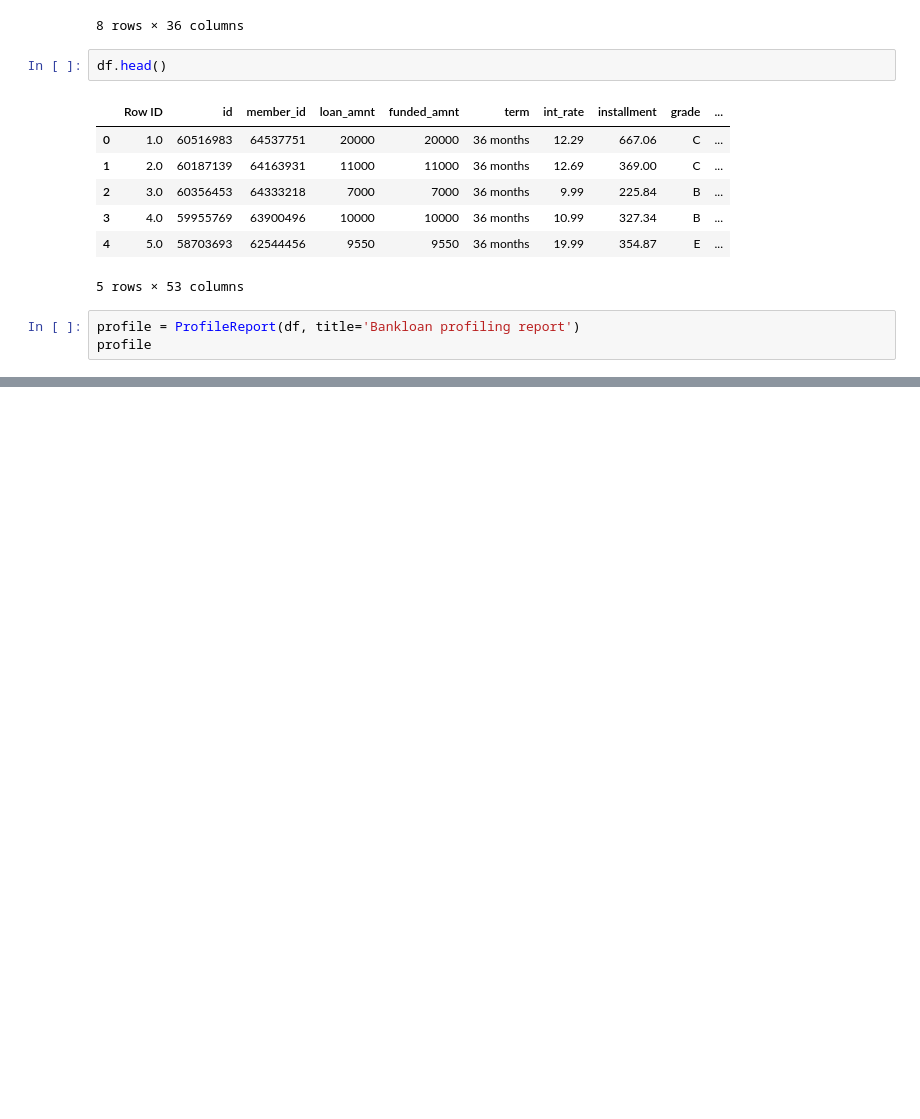
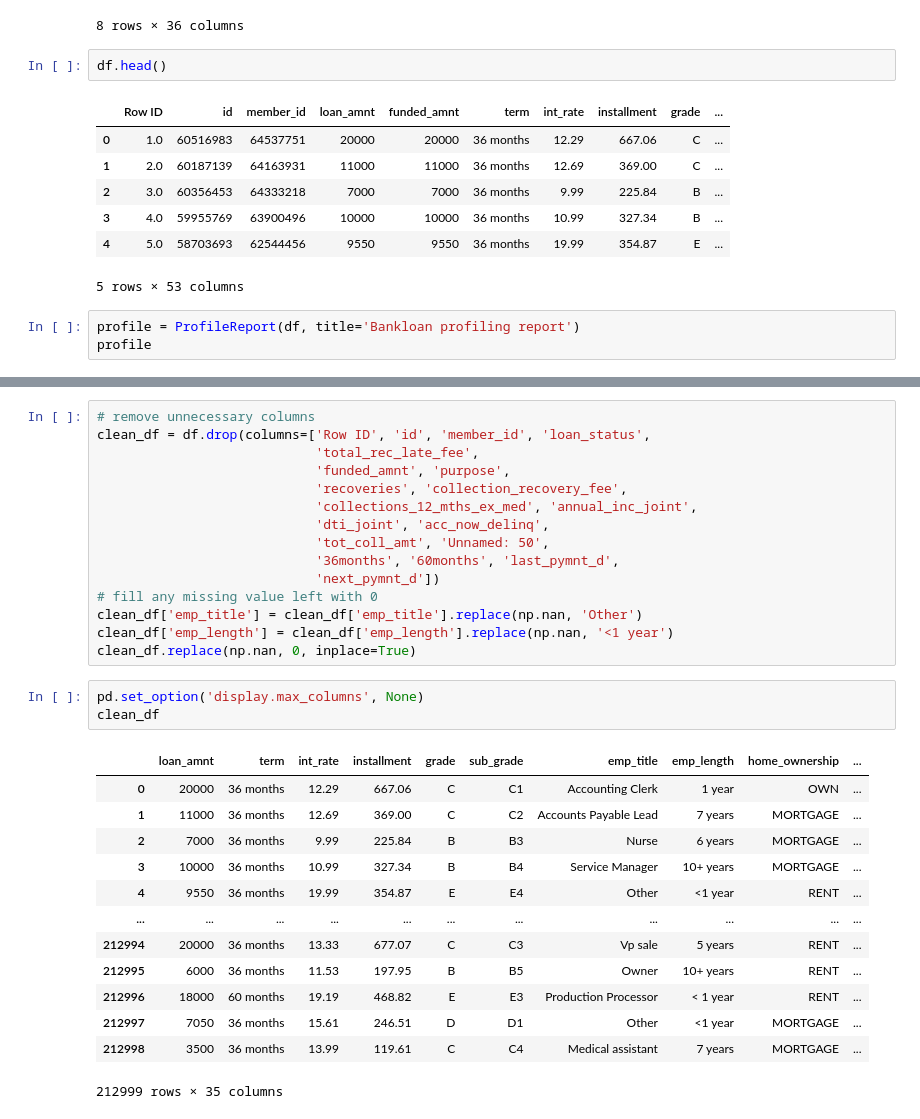
Before and after one commit to lazarosgogos/ML-exercises, a Jupyter notebook: ML_Project_6.ipynb, the cells around one changed output, grey strips where cells are left out. Drawn from its saved outputs; the diff is of its cells as text; blank space fills up the shorter version.

```diff
--- a/ML_Project_6.ipynb
+++ b/ML_Project_6.ipynb
@@ -46,0 +54,32 @@ profile
+# %%
+# remove unnecessary columns
+clean_df = df.drop(columns=['Row ID', 'id', 'member_id', 'loan_status',
+                            'total_rec_late_fee',
+                            'funded_amnt', 'purpose',
+                            'recoveries', 'collection_recovery_fee',
+                            'collections_12_mths_ex_med', 'annual_inc_joint',
+                            'dti_joint', 'acc_now_delinq',
+                            'tot_coll_amt', 'Unnamed: 50',
+                            '36months', '60months', 'last_pymnt_d',
+                            'next_pymnt_d'])
+# fill any missing value left with 0
+clean_df['emp_title'] = clean_df['emp_title'].replace(np.nan, 'Other')
+clean_df['emp_length'] = clean_df['emp_length'].replace(np.nan, '<1 year')
+clean_df.replace(np.nan, 0, inplace=True)
+# %%
+pd.set_option('display.max_columns', None)
+clean_df
+# %% [output]
+|  | loan_amnt | term | int_rate | installment | grade | sub_grade | emp_title | emp_length | home_ownership | ... |
+| 0 | 20000 | 36 months | 12.29 | 667.06 | C | C1 | Accounting Clerk | 1 year | OWN | ... |
+| 1 | 11000 | 36 months | 12.69 | 369.00 | C | C2 | Accounts Payable Lead | 7 years | MORTGAGE | ... |
+| 2 | 7000 | 36 months | 9.99 | 225.84 | B | B3 | Nurse | 6 years | MORTGAGE | ... |
+| 3 | 10000 | 36 months | 10.99 | 327.34 | B | B4 | Service Manager | 10+ years | MORTGAGE | ... |
+| 4 | 9550 | 36 months | 19.99 | 354.87 | E | E4 | Other | <1 year | RENT | ... |
+| ... | ... | ... | ... | ... | ... | ... | ... | ... | ... | ... |
+| 212994 | 20000 | 36 months | 13.33 | 677.07 | C | C3 | Vp sale | 5 years | RENT | ... |
+| 212995 | 6000 | 36 months | 11.53 | 197.95 | B | B5 | Owner | 10+ years | RENT | ... |
+| 212996 | 18000 | 60 months | 19.19 | 468.82 | E | E3 | Production Processor | < 1 year | RENT | ... |
+| 212997 | 7050 | 36 months | 15.61 | 246.51 | D | D1 | Other | <1 year | MORTGAGE | ... |
+| 212998 | 3500 | 36 months | 13.99 | 119.61 | C | C4 | Medical assistant | 7 years | MORTGAGE | ... |
+212999 rows × 35 columns
```
Also changed, not shown: parts of 8 cells of this notebook.
